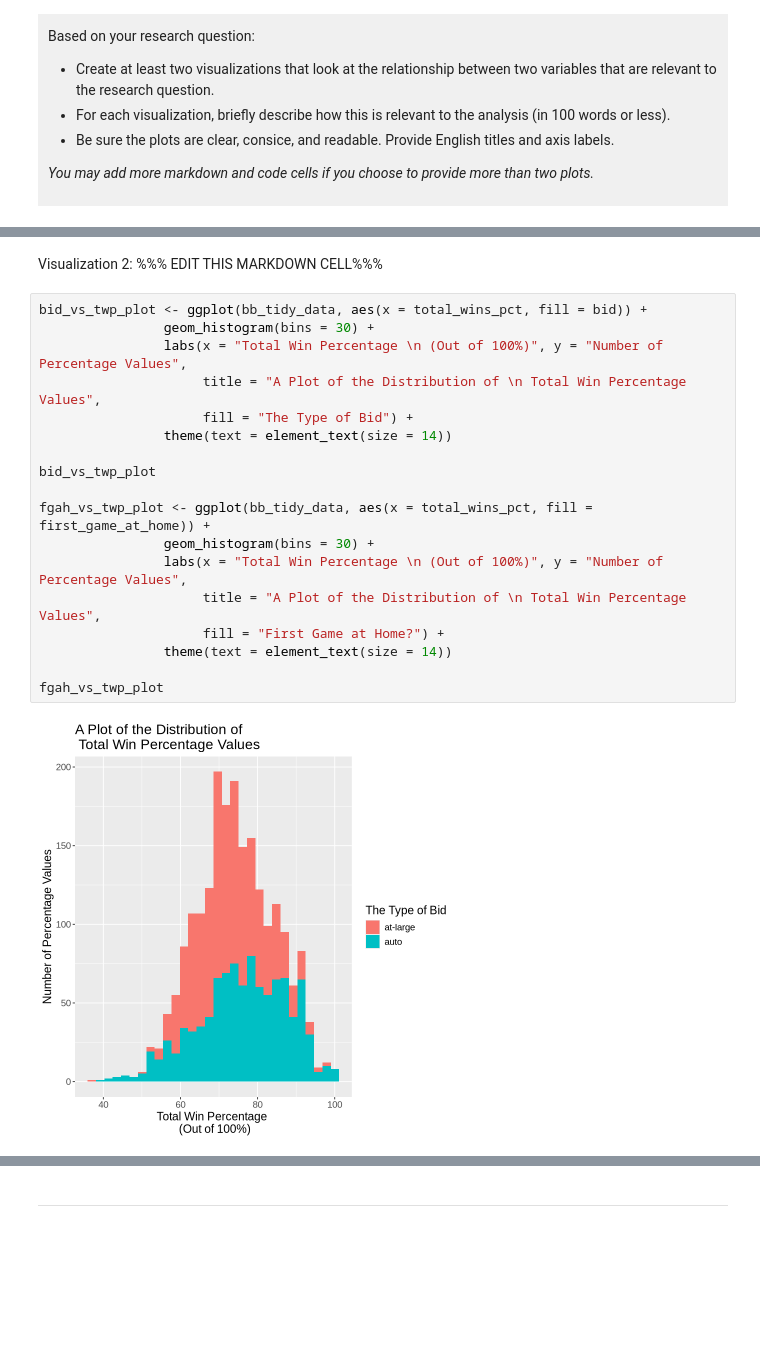
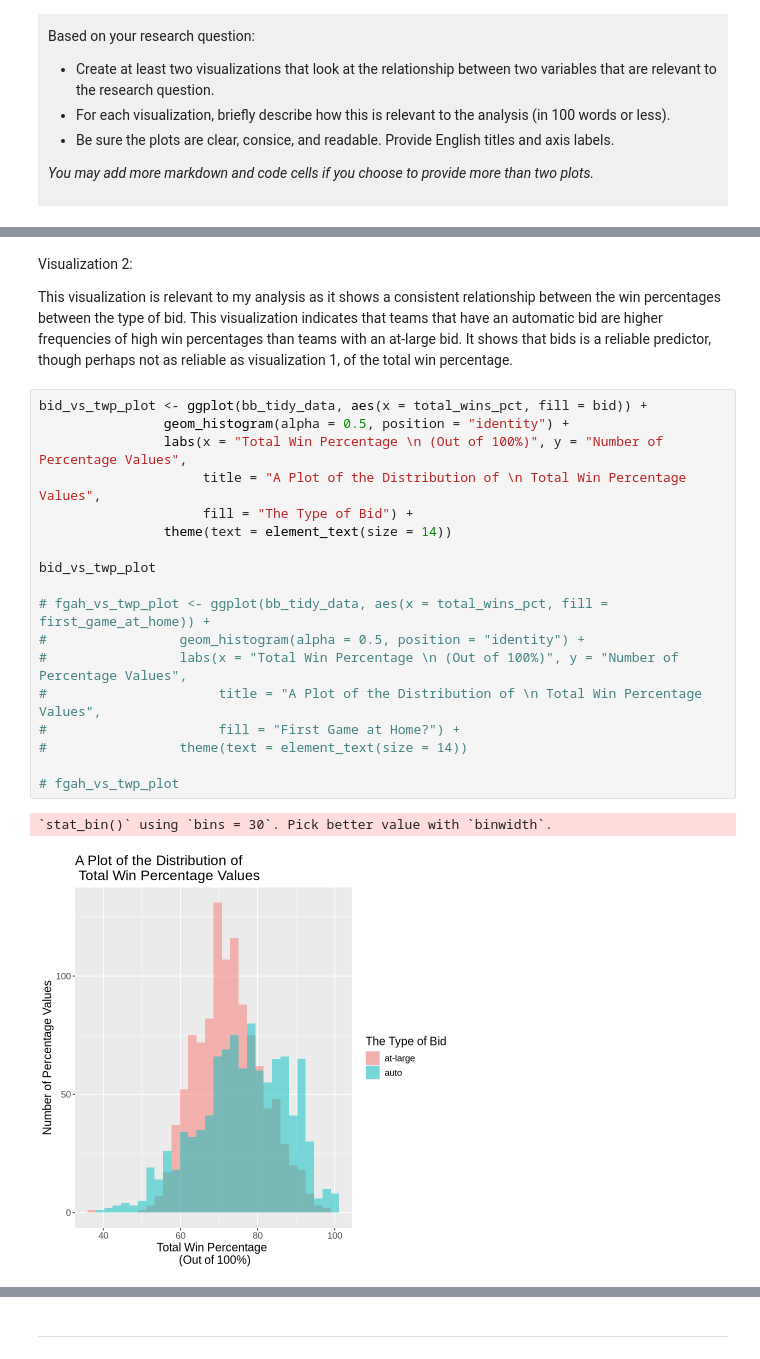
Before and after one commit to amyzhangdf39-glitch/dsci-100-project-amy-zhang, a Jupyter notebook: dsci-100-project-notebook.ipynb, the cells around one changed output, grey strips where cells are left out. Saved outputs shown, nothing was run; the diff lists cells and outputs as text; blank space fills up the shorter version.

```diff
--- a/dsci-100-project-notebook.ipynb
+++ b/dsci-100-project-notebook.ipynb
@@ -385,24 +386,27 @@ r_vs_t_wp_plot
 # %% [output]
 [figure]
 # %% [markdown]
-Visualization 2: %%% EDIT THIS MARKDOWN CELL%%%
+Visualization 2:
+
+This visualization is relevant to my analysis as it shows a consistent relationship between the win percentages between the type of bid. This visualization indicates that teams that have an automatic bid are higher frequencies of high win percentages than teams with an at-large bid. It shows that bids is a reliable predictor, though perhaps not as reliable as visualization 1, of the total win percentage.
 # %%
 bid_vs_twp_plot <- ggplot(bb_tidy_data, aes(x = total_wins_pct, fill = bid)) +
-                geom_histogram(bins = 30) +
+                geom_histogram(alpha = 0.5, position = "identity") +
                 labs(x = "Total Win Percentage \n (Out of 100%)", y = "Number of Percentage Values",
                      title = "A Plot of the Distribution of \n Total Win Percentage Values",
                      fill = "The Type of Bid") +
                 theme(text = element_text(size = 14))
 
 bid_vs_twp_plot
 
-fgah_vs_twp_plot <- ggplot(bb_tidy_data, aes(x = total_wins_pct, fill = first_game_at_home)) +
-                geom_histogram(bins = 30) +
-                labs(x = "Total Win Percentage \n (Out of 100%)", y = "Number of Percentage Values",
-                     title = "A Plot of the Distribution of \n Total Win Percentage Values",
-                     fill = "First Game at Home?") +
-                theme(text = element_text(size = 14))
+# fgah_vs_twp_plot <- ggplot(bb_tidy_data, aes(x = total_wins_pct, fill = first_game_at_home)) +
+#                 geom_histogram(alpha = 0.5, position = "identity") +
+#                 labs(x = "Total Win Percentage \n (Out of 100%)", y = "Number of Percentage Values",
+#                      title = "A Plot of the Distribution of \n Total Win Percentage Values",
+#                      fill = "First Game at Home?") +
+#                 theme(text = element_text(size = 14))
 
-fgah_vs_twp_plot
+# fgah_vs_twp_plot
 # %% [output]
+`stat_bin()` using `bins = 30`. Pick better value with `binwidth`.
-[figure, old version]
+[figure, new version]
```
Also changed, not shown: parts of 4 cells of this notebook.
